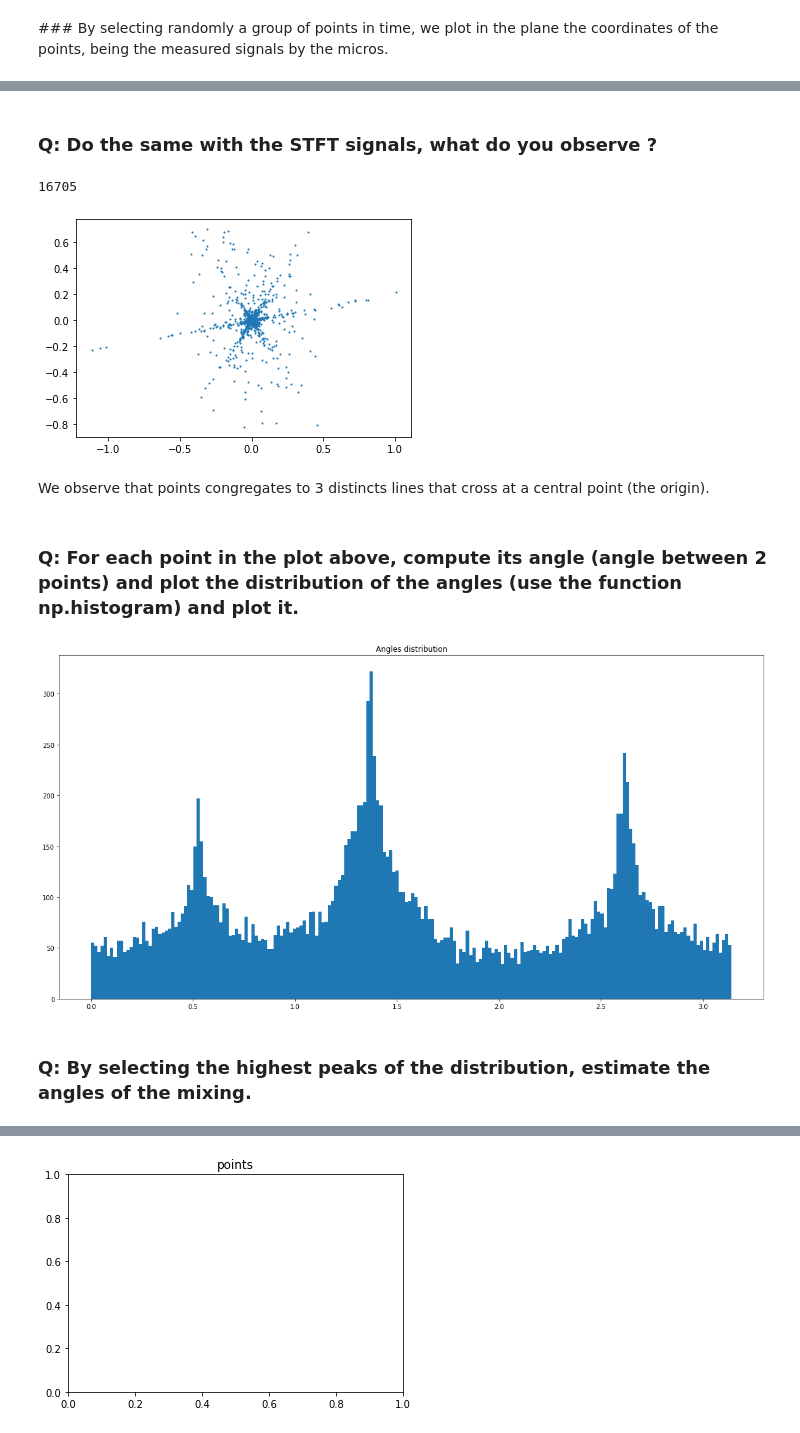
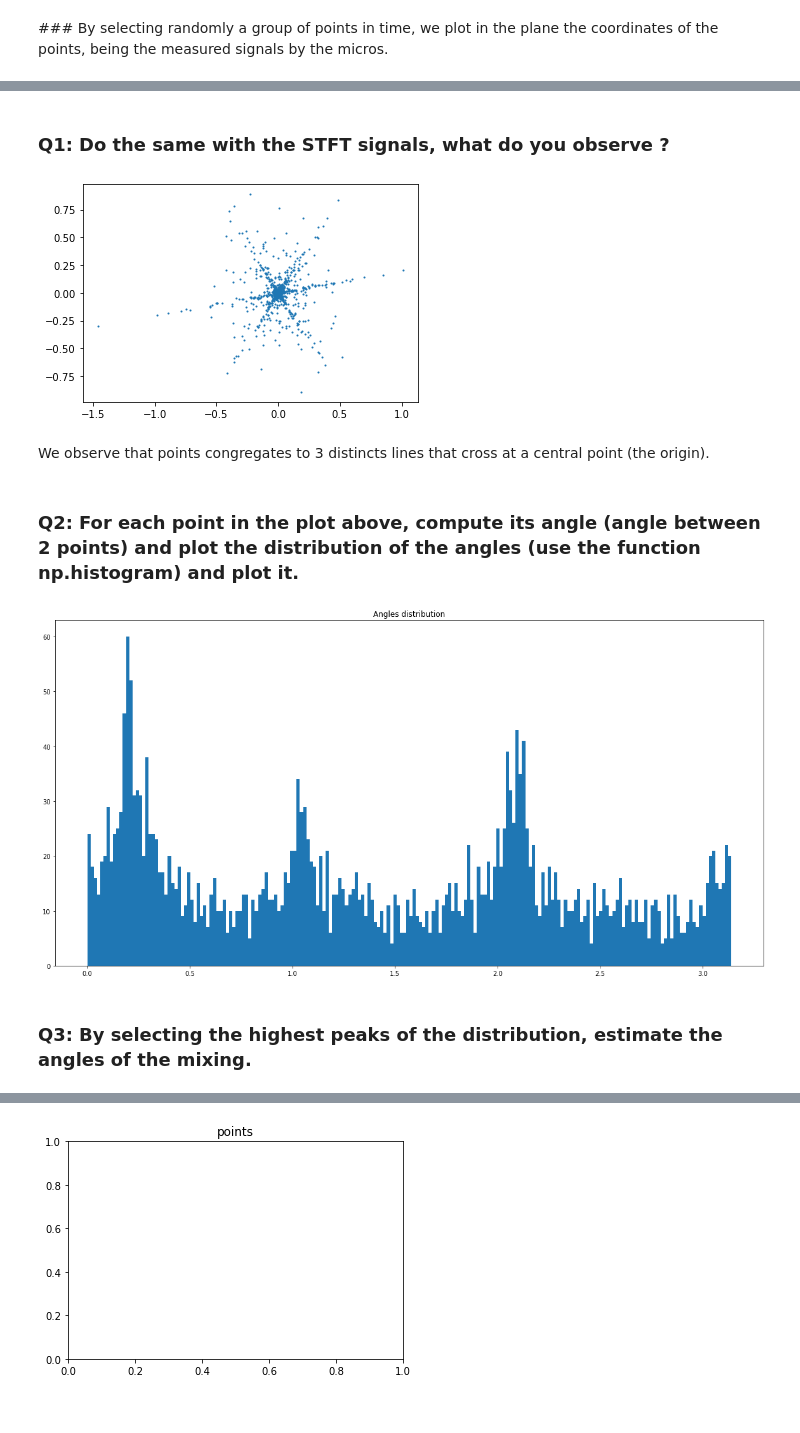
Before and after one commit to IMAC-projects/M2-SIS-signal, a Jupyter notebook: _sources/TD/TD4/TD3 Spectral Analysis and Filtering-Exercise.ipynb, the cells around one changed output, grey strips where cells are left out. Cells and saved outputs as stored; diff of their text form; code cells hidden in the pictures.

```diff
--- a/_sources/TD/TD4/TD3 Spectral Analysis and Filtering-Exercise.ipynb
+++ b/_sources/TD/TD4/TD3 Spectral Analysis and Filtering-Exercise.ipynb
@@ -132,0 +117,14 @@ plt.show()
+# %%
+from random import shuffle
+nbre_selec = 3000
+
+def extractSomeValues(x, nb = 600): # along first axis
+    randomId = np.arange(x.shape[0])
+    shuffle(randomId)
+    return x[randomId[:nb]]
+
+print(mixedSignals.shape[0])
+
+ySamples = extractSomeValues(mixedSignals, nbre_selec)
+plt.plot(ySamples[:,0],ySamples[:,1],"o",markersize=1)
+plt.show()
@@ -133,43 +134,40 @@ plt.show()
 # %% [markdown]
-### Q: Do the same with the STFT signals, what do you observe ?
+### Q1: Do the same with the STFT signals, what do you observe ?
 # %%
-### your code here.
-
 # W represent STFT signals
 
 signal = W
 #to have it in the good axis
-signal = signal.transpose()
-print(np.shape(signal)[0])
-stftList = [ i for i in range(np.shape(signal)[0])]
-shuffle(stftList)
+signal = signal.T
+#use on real part
 signal = signal.real
-plt.plot(signal[stftList[0:nbre_selec],0],signal[stftList[0:nbre_selec],1],"o",markersize=1)
+
+
+stftSamples = extractSomeValues(signal, nbre_selec)
+plt.plot(stftSamples[:,0],stftSamples[:,1],"o",markersize=1)
 plt.show()
 # %% [output]
-16705
-[figure, old version]
+[figure, new version]
 # %% [markdown]
 We observe that points congregates to 3 distincts lines that cross at a central point (the origin).
 # %% [markdown]
-### Q: For each point in the plot above, compute its angle (angle between 2 points) and plot the distribution of the angles (use the function np.histogram) and plot it.
+### Q2: For each point in the plot above, compute its angle (angle between 2 points) and plot the distribution of the angles (use the function np.histogram) and plot it.
 # %%
-#math.atan2() : Returns the tangent(y,x) in radius.
+ #math.atan2() : Returns the tangent(y,x) in radius
 
-angles = []
+pts = np.dstack((stftSamples[:,0],stftSamples[:,1]))[0]
 
-for i in stftList:
-    angle = math.atan2(signal[i, 0].real, signal[i, 1].real)
-    angle = angle % np.pi #take angle between 0 and pi
-    angles.append(angle)
+angles = np.array([np.arctan2(p[1],p[0]) for p in pts])
+angles = angle % np.pi #take angle between 0 and pi
 
+resolution = 200
 plt.figure(figsize=(20,10))
 plt.title("Angles distribution")
-histogram = plt.hist(angles, bins=200)
+histogram = plt.hist(angles, bins=resolution)
 plt.show()
 # %% [output]
-[figure, old version]
+[figure, new version]
 # %% [markdown]
-### Q: By selecting the highest peaks of the distribution, estimate the angles of the mixing.
+### Q3: By selecting the highest peaks of the distribution, estimate the angles of the mixing.
 # %%
 #A bin is range that represents the width of a single bar of the histogram along the X-axis
```
Also changed, not shown: parts of 11 cells of this notebook, 18 other files.
